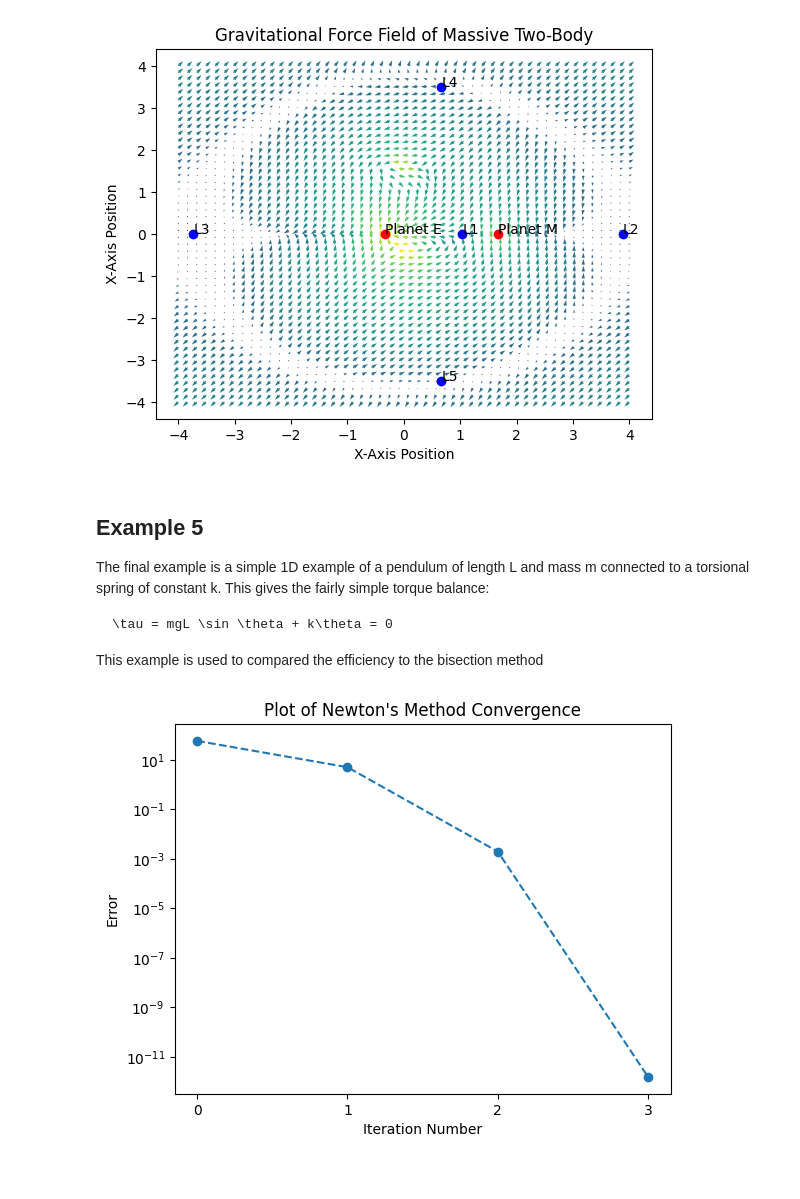
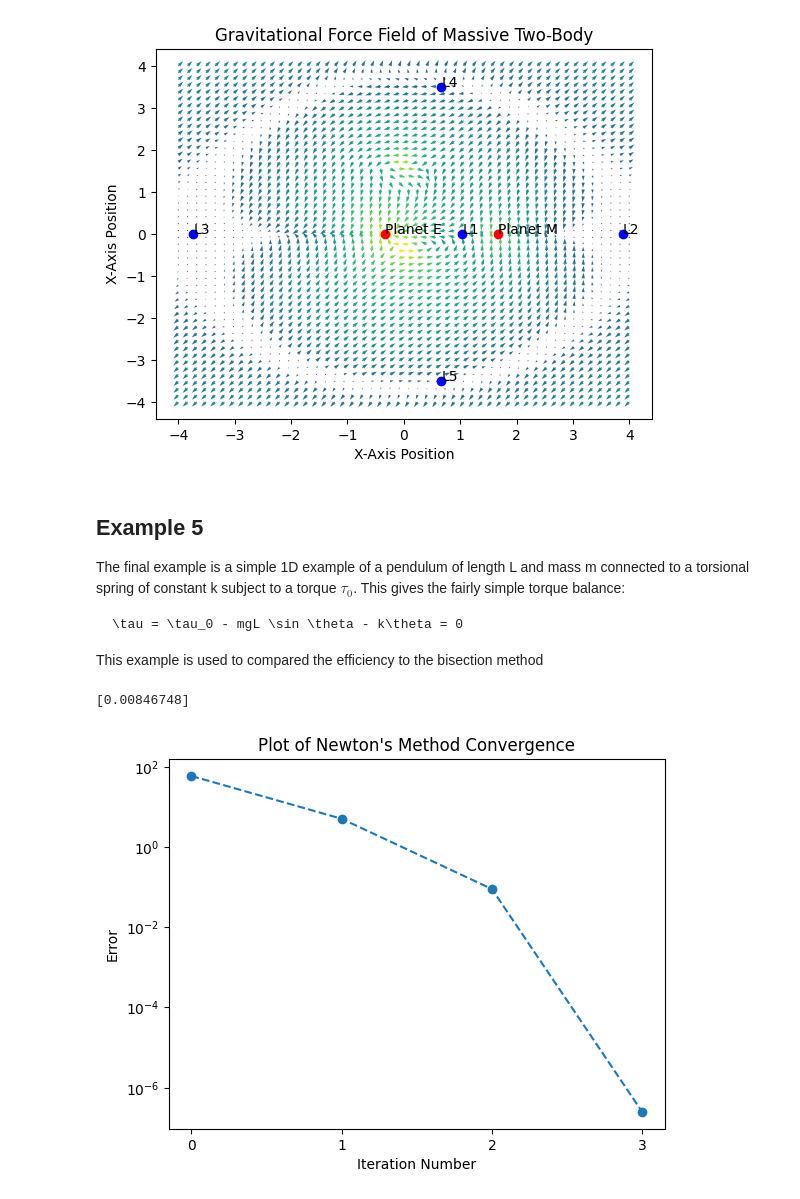
Before and after one commit to rtengle/me700-hw1, a Jupyter notebook: tutorials/newton.ipynb, the cells around one changed output. Cells and saved outputs as stored; diff of their text form; code cells hidden in the pictures.

````diff
--- a/tutorials/newton.ipynb
+++ b/tutorials/newton.ipynb
@@ -185,31 +187,34 @@ plt.show()
 # %% [markdown]
 ## Example 5
 
-The final example is a simple 1D example of a pendulum of length L and mass m connected to a torsional spring of constant k. This gives the fairly simple torque balance:
+The final example is a simple 1D example of a pendulum of length L and mass m connected to a torsional spring of constant k subject to a torque $\tau_0$. This gives the fairly simple torque balance:
 
 ```math
-\tau = mgL \sin \theta + k\theta = 0
+\tau = \tau_0 - mgL \sin \theta - k\theta = 0
 ```
 
 This example is used to compared the efficiency to the bisection method
 # %%
 m = 5
 g = 9.81
 L = 2
 k = 20
+tau0 = 1
 
 def T(theta):
-    return m*g*L*np.sin(theta) + k*theta
+    return tau0 - m*g*L*np.sin(theta) - k*theta
 
 x, y = newton(T, np.pi/6)
+print(x[-1])
 fig = plt.figure()
 ax = fig.add_subplot(1, 1, 1)
 ax.plot(np.abs(y), '--o')
 ax.set_yscale('log')
 ax.xaxis.set_major_locator(tck.MultipleLocator())
 ax.set_xlabel('Iteration Number')
 ax.set_ylabel('Error')
 ax.set_title('Plot of Newton\'s Method Convergence')
 plt.show()
 # %% [output]
+[0.00846748]
-[figure, old version]
+[figure, new version]
````
Also changed, not shown: parts of 6 cells of this notebook, 3 other files.
